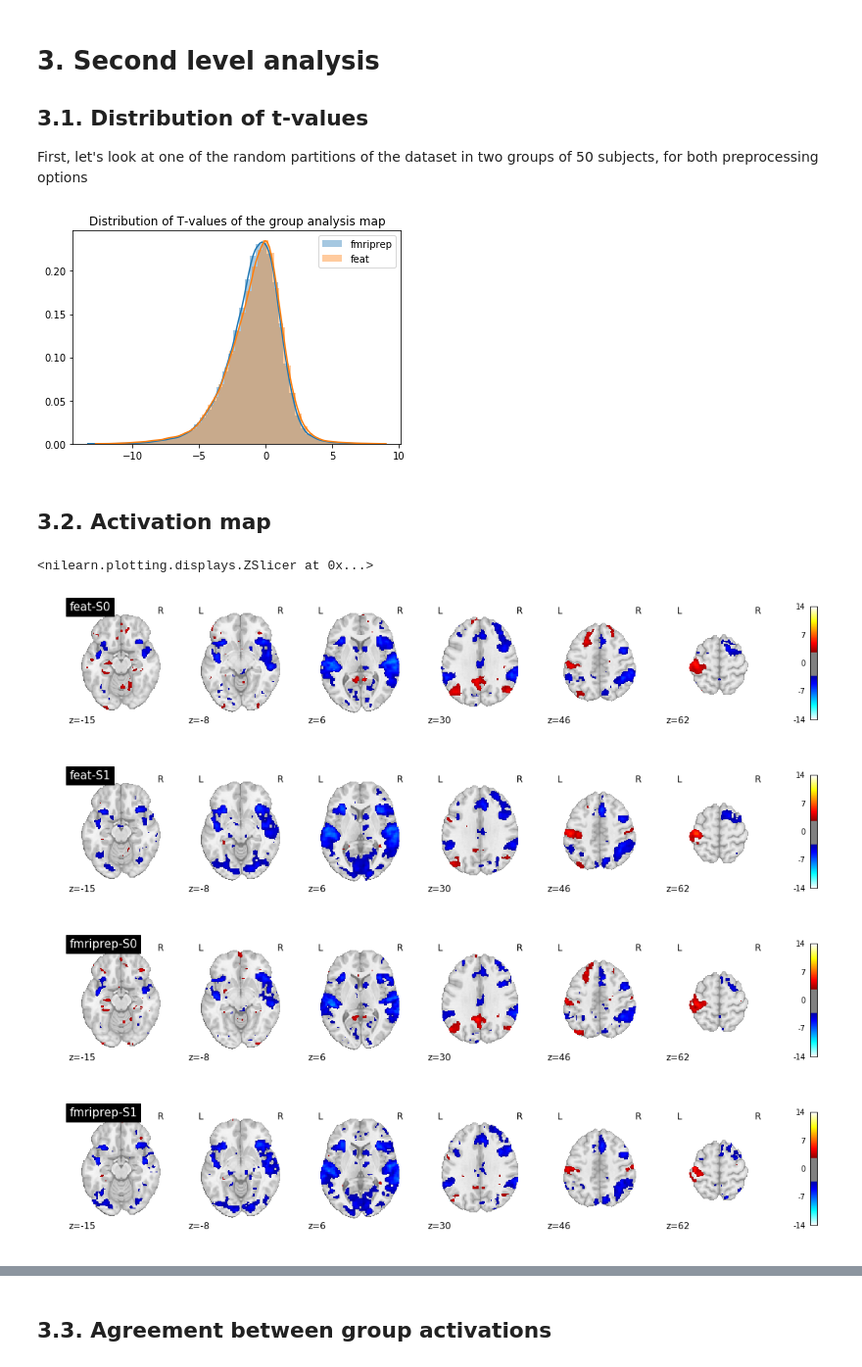
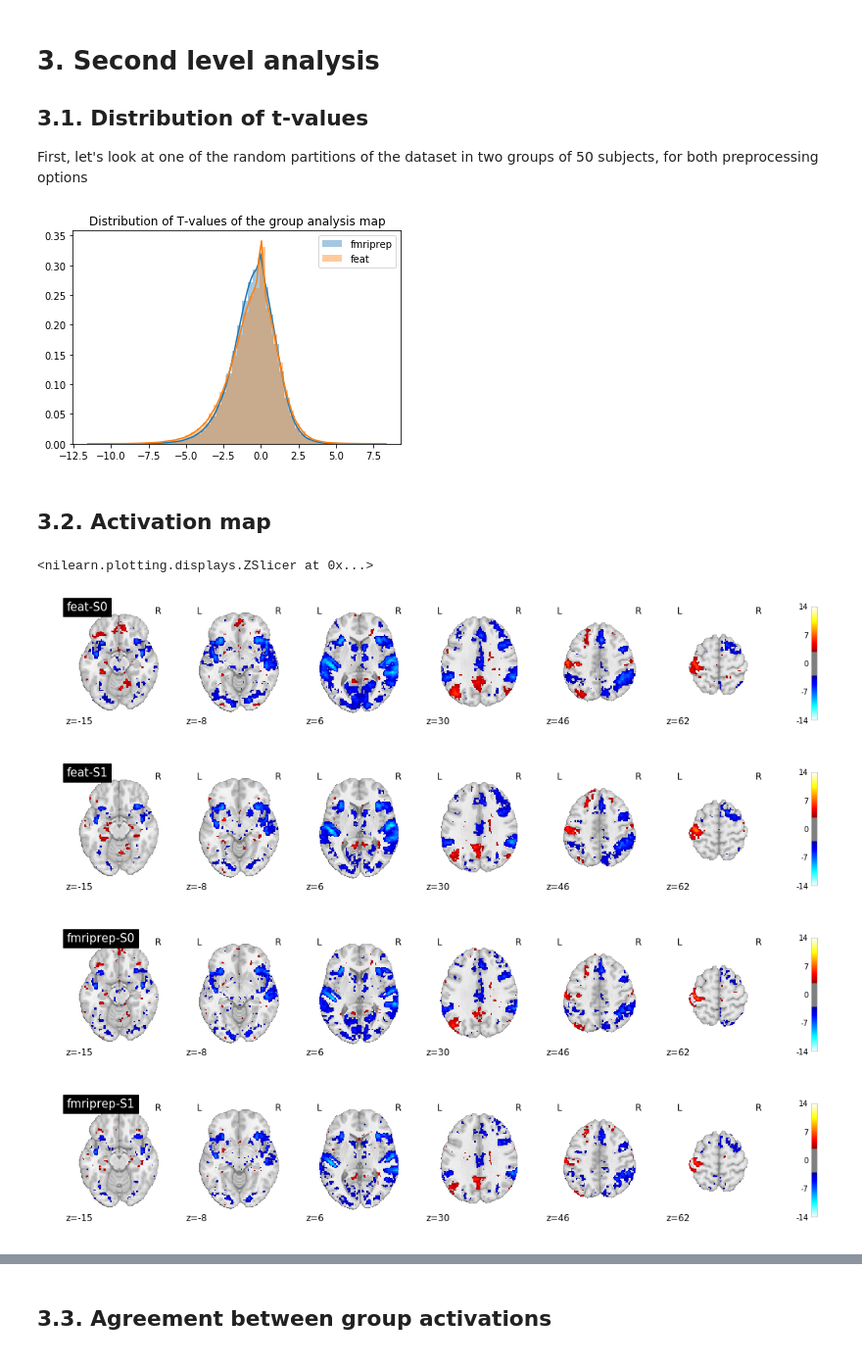
Before and after one commit to nipreps/fmriprep-notebooks, a Jupyter notebook: 02_Evaluation - FEAT Comparison.ipynb, the cells around one changed output, grey strips where cells are left out. Shown at 98% size. Cells and saved outputs as stored; diff of their text form; code cells hidden in the pictures.

```diff
--- a/02_Evaluation - FEAT Comparison.ipynb
+++ b/02_Evaluation - FEAT Comparison.ipynb
@@ -31,7 +31,7 @@ DATA_HOME = Path(os.getenv('FMRIPREP_DATA_HOME', os.getcwd())).resolve()
 DS030_HOME = DATA_HOME / 'ds000030' / '1.0.3'
 DERIVS_HOME = DS030_HOME / 'derivatives'
 ATLAS_HOME = DATA_HOME / 'templates' / 'mni_icbm152_nlin_asym_09c'
-ANALYSIS_HOME = DERIVS_HOME / 'fmriprep_vs_feat_2.0-jd'
+ANALYSIS_HOME = DERIVS_HOME / 'fmriprep_vs_feat_nosmooth'
 
 fprep_home = DERIVS_HOME / 'fmriprep_1.0.8' / 'fmriprep'
 feat_home = DERIVS_HOME / 'fslfeat_5.0.10' / 'featbids'
@@ -290,29 +292,29 @@ sn.distplot(feat_t[mask2mm],label='feat')
 plt.legend()
 plt.title('Distribution of T-values of the group analysis map');
 # %% [output]
-[figure, old version]
+[figure, new version]
 # %% [markdown]
 ## 3.2. Activation map
 # %%
 cut_coords = [-15, -8, 6, 30, 46, 62]
-plotting.plot_stat_map(str(group_dir / 'fslfeat_stopsignal_N050_R100_S0' / 'zstat1.nii.gz'),
+plotting.plot_stat_map(str(group_dir / 'fslfeat_stopsignal_N120_R101_S0' / 'zstat1.nii.gz'),
                        title='feat-S0', threshold=2.98, bg_img=atlas,
                        display_mode='z', cut_coords=cut_coords, vmax=14)
-plotting.plot_stat_map(str(group_dir / 'fslfeat_stopsignal_N050_R100_S1' / 'zstat1.nii.gz'),
+plotting.plot_stat_map(str(group_dir / 'fslfeat_stopsignal_N120_R101_S1' / 'zstat1.nii.gz'),
                        title='feat-S1', threshold=2.98, bg_img=atlas,
                        display_mode='z', cut_coords=cut_coords, vmax=14)
-plotting.plot_stat_map(str(group_dir / 'fmriprep_stopsignal_N050_R100_S0' / 'zstat1.nii.gz'),
+plotting.plot_stat_map(str(group_dir / 'fmriprep_stopsignal_N120_R101_S0' / 'zstat1.nii.gz'),
                        title='fmriprep-S0', threshold=2.98, bg_img=atlas,
                        display_mode='z', cut_coords=cut_coords, vmax=14)
-plotting.plot_stat_map(str(group_dir / 'fmriprep_stopsignal_N050_R100_S1' / 'zstat1.nii.gz'),
+plotting.plot_stat_map(str(group_dir / 'fmriprep_stopsignal_N120_R101_S1' / 'zstat1.nii.gz'),
                        title='fmriprep-S1', threshold=2.98, bg_img=atlas,
                        display_mode='z', cut_coords=cut_coords, vmax=14)
 # %% [output]
 <nilearn.plotting.displays.ZSlicer at 0x...>
-[figure, old version]
+[figure, new version]
-[figure, old version]
+[figure, new version]
-[figure, old version]
+[figure, new version]
-[figure, old version]
+[figure, new version]
 # %%
 plt.clf()
 fig = plt.figure(figsize=(20,10))
```
Also changed, not shown: parts of 13 cells of this notebook.
